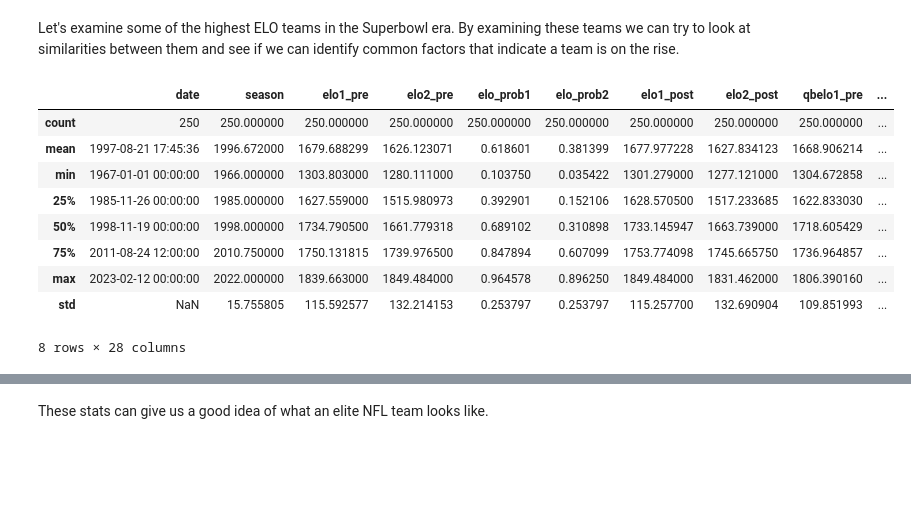
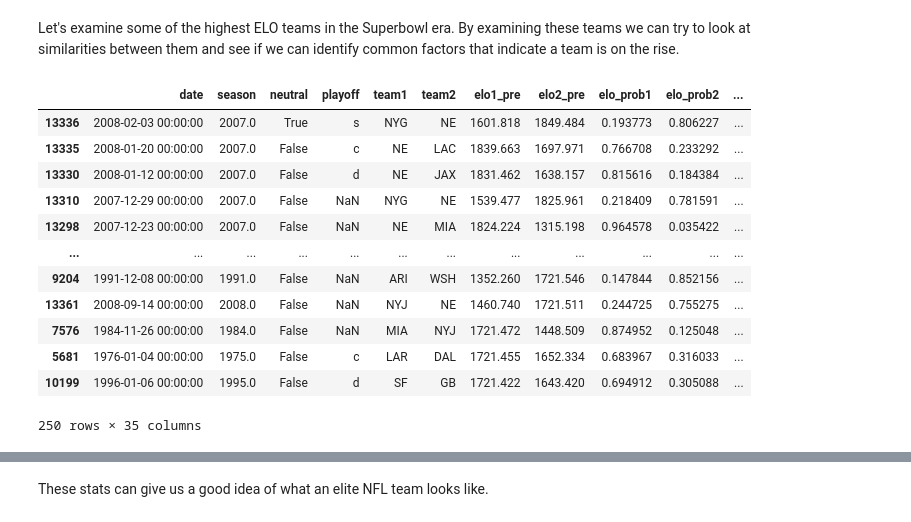
Before and after one commit to JonathanSears1/JonathanSears1.github.io, a Jupyter notebook: Beat-The-Books.ipynb, the cells around one changed output, grey strips where cells are left out. Drawn from its saved outputs; the diff is of its cells as text; code cells hidden in the pictures; blank space fills up the shorter version.

```diff
--- a/Beat-The-Books.ipynb
+++ b/Beat-The-Books.ipynb
@@ -290,17 +314,20 @@ Let's examine some of the highest ELO teams in the Superbowl era. By examining t
 # %%
 # first lets find the stronger opponent heading into a given matchup
 sb_era_elo.loc[:,'stronger_team'] = sb_era_elo.loc[:,['elo1_pre','elo2_pre']].max(axis=1).copy()
 #Now lets find the 250 strongest rated teams of the superbowl era and look at some summary statistics
 strongest_250 = sb_era_elo.nlargest(250, columns='stronger_team')
-strongest_250.describe()
+strongest_250
 # %% [output]
-|  | date | season | elo1_pre | elo2_pre | elo_prob1 | elo_prob2 | elo1_post | elo2_post | qbelo1_pre | ... |
-| count | 250 | 250.000000 | 250.000000 | 250.000000 | 250.000000 | 250.000000 | 250.000000 | 250.000000 | 250.000000 | ... |
-| mean | 1997-08-21 17:45:36 | 1996.672000 | 1679.688299 | 1626.123071 | 0.618601 | 0.381399 | 1677.977228 | 1627.834123 | 1668.906214 | ... |
-| min | 1967-01-01 00:00:00 | 1966.000000 | 1303.803000 | 1280.111000 | 0.103750 | 0.035422 | 1301.279000 | 1277.121000 | 1304.672858 | ... |
-| 25% | 1985-11-26 00:00:00 | 1985.000000 | 1627.559000 | 1515.980973 | 0.392901 | 0.152106 | 1628.570500 | 1517.233685 | 1622.833030 | ... |
-| 50% | 1998-11-19 00:00:00 | 1998.000000 | 1734.790500 | 1661.779318 | 0.689102 | 0.310898 | 1733.145947 | 1663.739000 | 1718.605429 | ... |
-| 75% | 2011-08-24 12:00:00 | 2010.750000 | 1750.131815 | 1739.976500 | 0.847894 | 0.607099 | 1753.774098 | 1745.665750 | 1736.964857 | ... |
-| max | 2023-02-12 00:00:00 | 2022.000000 | 1839.663000 | 1849.484000 | 0.964578 | 0.896250 | 1849.484000 | 1831.462000 | 1806.390160 | ... |
-| std | NaN | 15.755805 | 115.592577 | 132.214153 | 0.253797 | 0.253797 | 115.257700 | 132.690904 | 109.851993 | ... |
+|  | date | season | neutral | playoff | team1 | team2 | elo1_pre | elo2_pre | elo_prob1 | elo_prob2 | ... |
+| 13336 | 2008-02-03 00:00:00 | 2007.0 | True | s | NYG | NE | 1601.818 | 1849.484 | 0.193773 | 0.806227 | ... |
+| 13335 | 2008-01-20 00:00:00 | 2007.0 | False | c | NE | LAC | 1839.663 | 1697.971 | 0.766708 | 0.233292 | ... |
+| 13330 | 2008-01-12 00:00:00 | 2007.0 | False | d | NE | JAX | 1831.462 | 1638.157 | 0.815616 | 0.184384 | ... |
+| 13310 | 2007-12-29 00:00:00 | 2007.0 | False | NaN | NYG | NE | 1539.477 | 1825.961 | 0.218409 | 0.781591 | ... |
+| 13298 | 2007-12-23 00:00:00 | 2007.0 | False | NaN | NE | MIA | 1824.224 | 1315.198 | 0.964578 | 0.035422 | ... |
+| ... | ... | ... | ... | ... | ... | ... | ... | ... | ... | ... | ... |
+| 9204 | 1991-12-08 00:00:00 | 1991.0 | False | NaN | ARI | WSH | 1352.260 | 1721.546 | 0.147844 | 0.852156 | ... |
+| 13361 | 2008-09-14 00:00:00 | 2008.0 | False | NaN | NYJ | NE | 1460.740 | 1721.511 | 0.244725 | 0.755275 | ... |
+| 7576 | 1984-11-26 00:00:00 | 1984.0 | False | NaN | MIA | NYJ | 1721.472 | 1448.509 | 0.874952 | 0.125048 | ... |
+| 5681 | 1976-01-04 00:00:00 | 1975.0 | False | c | LAR | DAL | 1721.455 | 1652.334 | 0.683967 | 0.316033 | ... |
+| 10199 | 1996-01-06 00:00:00 | 1995.0 | False | d | SF | GB | 1721.422 | 1643.420 | 0.694912 | 0.305088 | ... |
-8 rows × 28 columns
+250 rows × 35 columns
```
Also changed, not shown: parts of 28 cells of this notebook.
